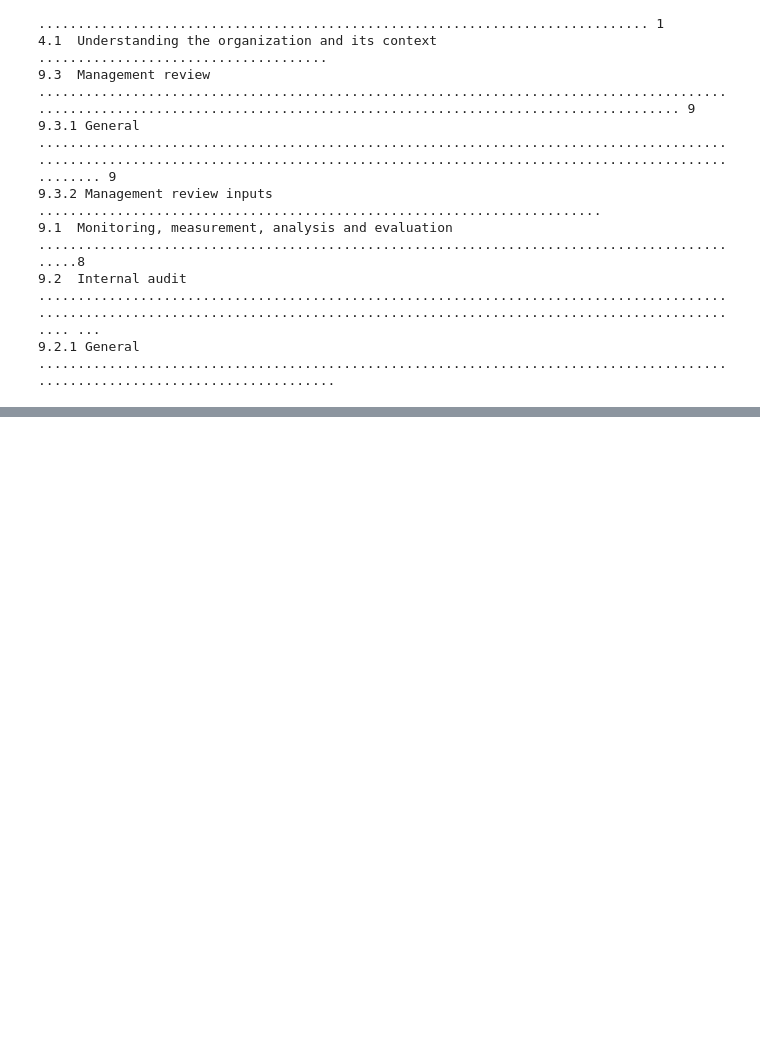
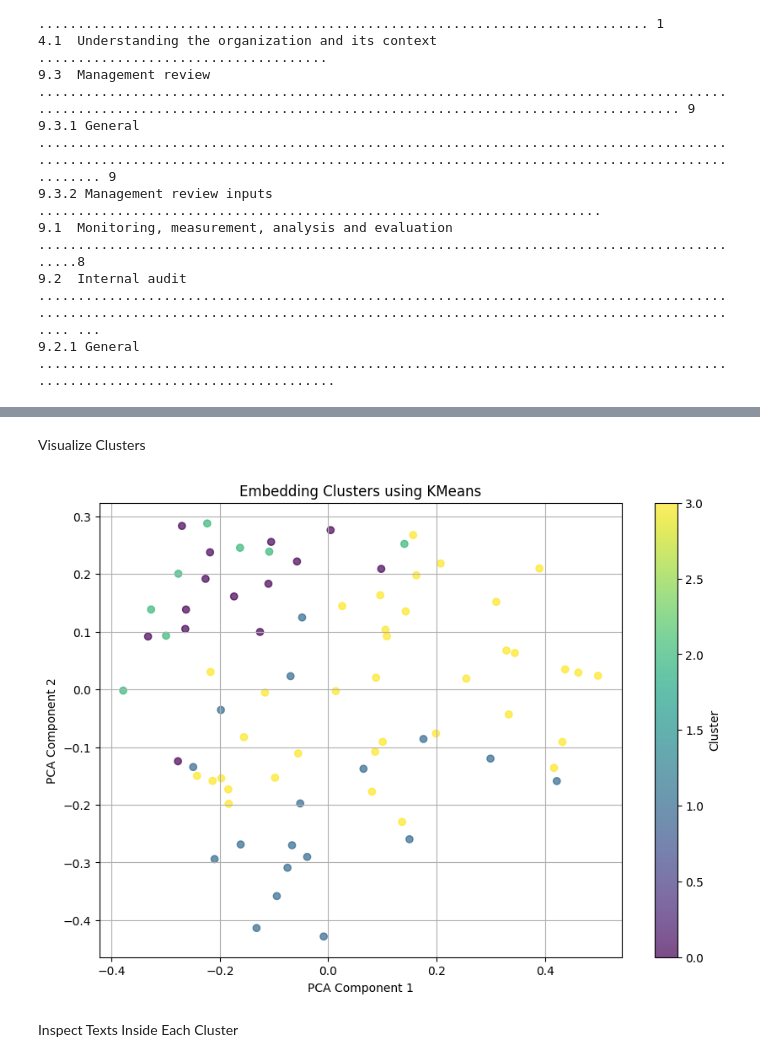
Before and after one commit to ibtihalalf/Exercises1, a Jupyter notebook: C4/M3/Ex1.ipynb, the cells around one changed output, grey strips where cells are left out. Saved outputs shown, nothing was run; the diff lists cells and outputs as text; code cells hidden in the pictures; blank space fills up the shorter version.

```diff
--- a/C4/M3/Ex1.ipynb
+++ b/C4/M3/Ex1.ipynb
@@ -316,0 +411,14 @@ considered in Clause 5.4.1 of
+# %%
+from sklearn.cluster import KMeans
+
+num_clusters = 4
+
+kmeans = KMeans(
+    n_clusters=num_clusters,
+    random_state=42,
+    n_init="auto"
+)
+
+df["cluster"] = kmeans.fit_predict(embedding_vectors)
+
+df.head()
@@ -316,0 +432,23 @@ considered in Clause 5.4.1 of
+# %% [markdown]
+Visualize Clusters
+# %%
+plt.figure(figsize=(10, 7))
+
+scatter = plt.scatter(
+    df["x"],
+    df["y"],
+    c=df["cluster"],
+    alpha=0.7
+)
+
+plt.title("Embedding Clusters using KMeans")
+plt.xlabel("PCA Component 1")
+plt.ylabel("PCA Component 2")
+plt.grid(True)
+plt.colorbar(scatter, label="Cluster")
+
+plt.show()
+# %% [output]
+[figure, added]
+# %% [markdown]
+Inspect Texts Inside Each Cluster
```
Also changed, not shown: parts of 15 cells of this notebook.
